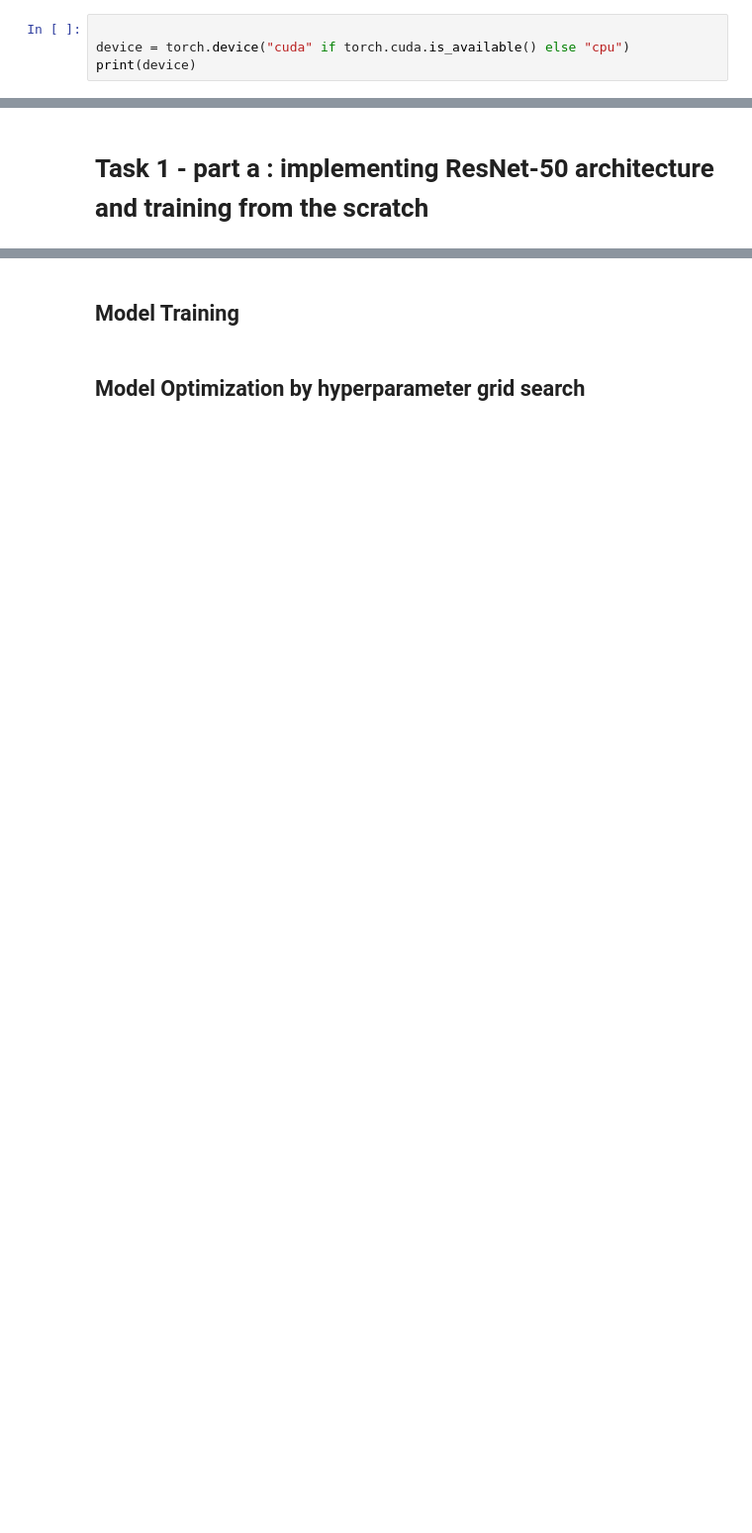
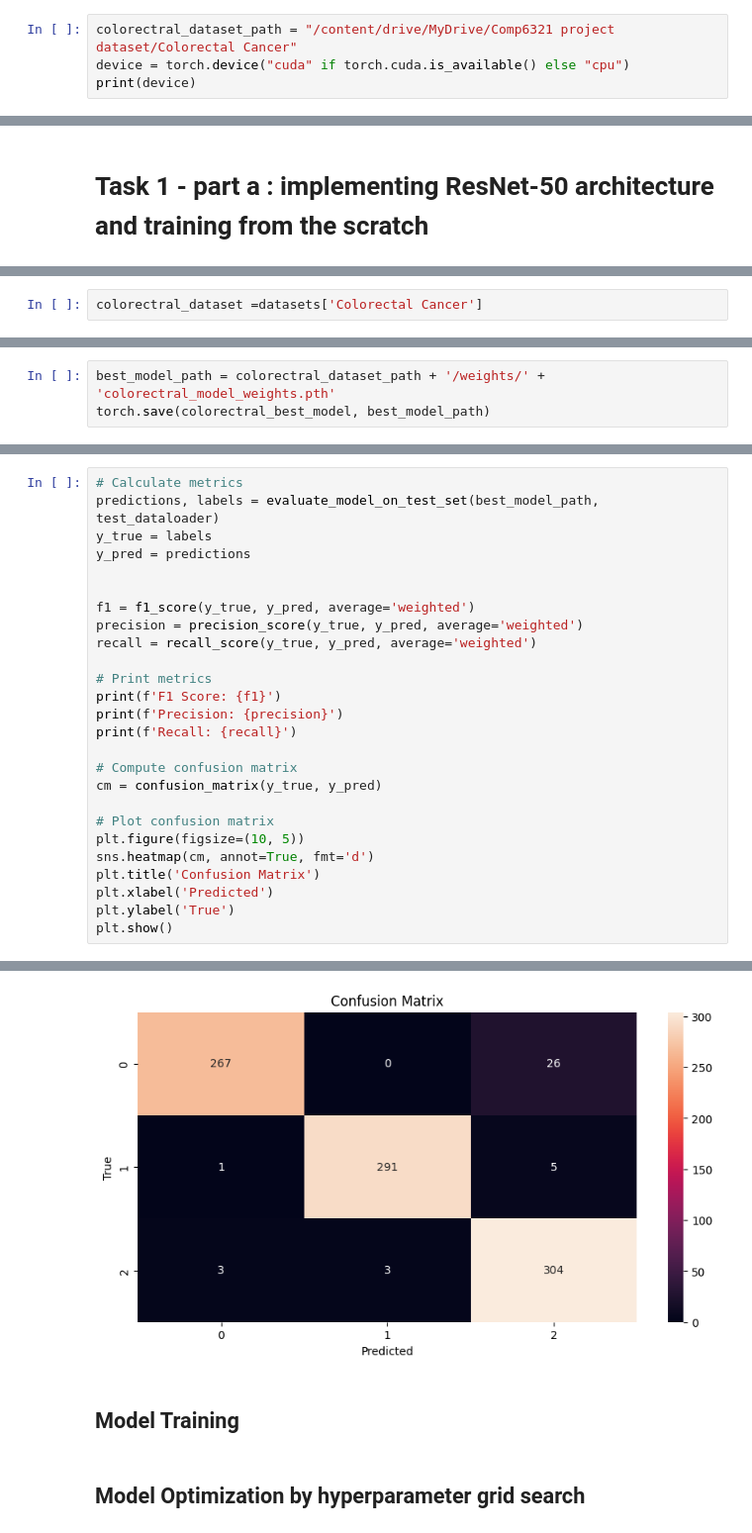
Before and after one commit to its-parmiss/Colorectal-cancer-classification---Transfer-learning-project, a Jupyter notebook: main.ipynb, the cells around one changed output, grey strips where cells are left out. Shown at 99% size. Cells and saved outputs as stored; diff of their text form; blank space fills up the shorter version.

```diff
--- a/main.ipynb
+++ b/main.ipynb
@@ -101,7 +154,7 @@ for dataset_name in dataset_names:
 # %% [output]
 Drive already mounted at /content/drive; to attempt to forcibly remount, call drive.mount("/content/drive", force_remount=True).
 # %%
-
+colorectral_dataset_path = "/content/drive/MyDrive/Comp6321 project dataset/Colorectal Cancer"
 device = torch.device("cuda" if torch.cuda.is_available() else "cpu")
 print(device)
 # %% [output]
@@ -114,0 +168,2 @@ cuda
+# %%
+colorectral_dataset =datasets['Colorectal Cancer']
@@ -114,0 +364,3 @@ cuda
+# %%
+best_model_path = colorectral_dataset_path + '/weights/' + 'colorectral_model_weights.pth'
+torch.save(colorectral_best_model, best_model_path)
@@ -114,0 +369,27 @@ cuda
+# %%
+# Calculate metrics
+predictions, labels = evaluate_model_on_test_set(best_model_path, test_dataloader)
+y_true = labels
+y_pred = predictions
+
+
+f1 = f1_score(y_true, y_pred, average='weighted')
+precision = precision_score(y_true, y_pred, average='weighted')
+recall = recall_score(y_true, y_pred, average='weighted')
+
+# Print metrics
+print(f'F1 Score: {f1}')
+print(f'Precision: {precision}')
+print(f'Recall: {recall}')
+
+# Compute confusion matrix
+cm = confusion_matrix(y_true, y_pred)
+
+# Plot confusion matrix
+plt.figure(figsize=(10, 5))
+sns.heatmap(cm, annot=True, fmt='d')
+plt.title('Confusion Matrix')
+plt.xlabel('Predicted')
+plt.ylabel('True')
+plt.show()
+# %% [output]
@@ -115,3 +399,4 @@ cuda
+[figure, added]
 # %% [markdown]
 ## Model Training
 # %% [markdown]
```
Also changed, not shown: parts of 64 cells of this notebook, 3 other files.
